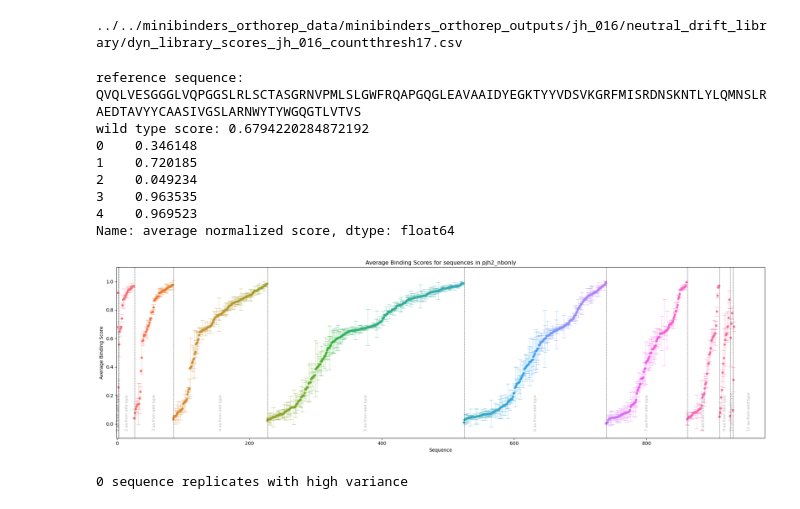
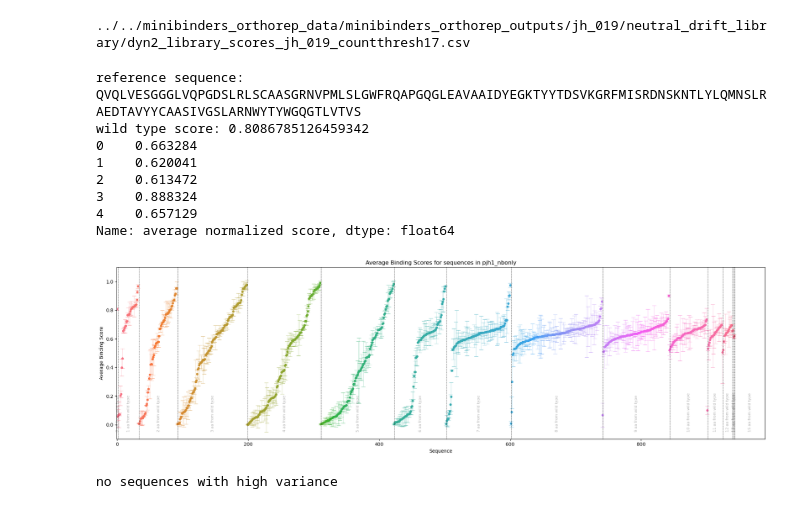
Before and after one commit to jhambale/neutral_drift_srtseq, a Jupyter notebook: 11_clean_neutvar.ipynb, the cells around one changed output. Saved outputs shown, nothing was run; the diff lists cells and outputs as text; code cells hidden in the pictures.

```diff
--- a/11_clean_neutvar.ipynb
+++ b/11_clean_neutvar.ipynb
@@ -25,8 +25,8 @@ import argparse
 # %%
 # set up directories to which to point
 
-experiment_id = 'jh_016' # user sets this
-min_contexts = 10 # sets desired minimum contexts to be included in graphing
+experiment_id = 'jh_019' # user sets this
+min_contexts = 7 # sets desired minimum contexts to be included in graphing
 
 if experiment_id == 'jh_005':
     fasta_name = 'pjh3_nbonly'
@@ -93,12 +93,17 @@ elif experiment_id == 'jh_018':
     mutation_df_paths = f'../../minibinders_orthorep_data/minibinders_orthorep_outputs/{experiment_id}/neutral_drift_library/'
     score_tag_name = 'replicate_1'
     score_tag_name2 = 'replicate_2'
+elif experiment_id == 'jh_019':
+    fasta_name = 'pjh1_nbonly'
+    mutation_df_paths = f'../../minibinders_orthorep_data/minibinders_orthorep_outputs/{experiment_id}/neutral_drift_library/'
+    score_tag_name = 'replicate_1'
+    score_tag_name2 = 'replicate_2'
 
 cpm = '17'
 csv_files = glob.glob(os.path.join(mutation_df_paths, f"dyn*scores*{cpm}*.csv"))
 print(csv_files[-1])
 # %% [output]
-../../minibinders_orthorep_data/minibinders_orthorep_outputs/jh_016/neutral_drift_library/dyn_library_scores_jh_016_countthresh17.csv
+../../minibinders_orthorep_data/minibinders_orthorep_outputs/jh_019/neutral_drift_library/dyn2_library_scores_jh_019_countthresh17.csv
 # %%
 for library_path in [csv_files[-1]]:
     # import and loading
@@ -152,7 +157,7 @@ for library_path in [csv_files[-1]]:
         print(f"error: {e}")
 
     # simple graph for plotting averages and err for replicate scores
-    if experiment_id == 'jh_007' or 'jh_009' or experiment_id == 'jh_011' or experiment_id == 'jh_012' or experiment_id == 'jh_013' or experiment_id == 'jh_016' or experiment_id == 'jh_017' or experiment_id == 'jh_018':
+    if experiment_id == 'jh_007' or 'jh_009' or experiment_id == 'jh_011' or experiment_id == 'jh_012' or experiment_id == 'jh_013' or experiment_id == 'jh_016' or experiment_id == 'jh_017' or experiment_id == 'jh_018' or experiment_id == 'jh_019':
         library_df['average normalized score'] = library_df[[f'{score_tag_name}', f'{score_tag_name2}']].mean(axis=1)
         print(library_df['average normalized score'][:5])
         library_df['normalized score error'] = library_df[[f'{score_tag_name}', f'{score_tag_name2}']].std(axis=1)
@@ -184,7 +189,7 @@ for library_path in [csv_files[-1]]:
                                                     'normalized score error'])
 
 
-    if experiment_id == 'jh_007' or experiment_id == 'jh_008' or experiment_id == 'jh_009' or experiment_id == 'jh_011' or experiment_id == 'jh_012' or experiment_id == 'jh_013' or experiment_id == 'jh_014' or experiment_id == 'jh_016' or  experiment_id == 'jh_017' or experiment_id == 'jh_018':
+    if experiment_id == 'jh_007' or experiment_id == 'jh_008' or experiment_id == 'jh_009' or experiment_id == 'jh_011' or experiment_id == 'jh_012' or experiment_id == 'jh_013' or experiment_id == 'jh_014' or experiment_id == 'jh_016' or  experiment_id == 'jh_017' or experiment_id == 'jh_018'or experiment_id == 'jh_019':
         org_outpath = f'../../minibinders_orthorep_data/minibinders_orthorep_outputs/{experiment_id}/neutral_drift_library/plots/seqs_avgscores.png'
         colors_org = sns.color_palette("husl", len(library_org_df))
         wtdistances_org = []
@@ -199,43 +204,46 @@ for library_path in [csv_files[-1]]:
             if score_err > (math.ceil(1/3*100)/100):
                 high_var.append(seq)
 
         plt.xlabel('Sequence')
         plt.ylabel('Average Binding Score')
         plt.title(f'Average Binding Scores for sequences in {fasta_name}')
         # plt.legend(loc = 'upper right', bbox_to_anchor=(1.4, 1), borderaxespad=0, frameon=False)
         plt.ylim(-0.1,1.1)
         plt.xlim(-0.5,None)
 
         xmino, xmaxo = plt.xlim()
         linedist_org = []
         linedist_org.append(0)
         for disto in range(len(wtdistances_org[:-1])):
             if wtdistances_org[disto] != wtdistances_org[disto+1]:
                 nextdisto = wtdistances_org[disto+1] - wtdistances_org[disto] # will determine the number of lines plotted
                 for lineo in range(nextdisto):
                     linexo = (disto+1.5)+(lineo/nextdisto * 0.4) # max line occupancy is within 0.1 of the next context
                     plt.axvline(linexo, color = 'k', linestyle='--', linewidth=0.5)
                     linedist_org.append(linexo)
                 # print(linedist_org)
                 plt.text((linedist_org[-1]+linedist_org[-(int(nextdisto)+1)])/2, -0.05, f"{wtdistances_org[disto]} aa from wild type", ha='center', va='bottom', rotation = 90, alpha = 0.3, size = 8)
         plt.text((xmaxo+linedist_org[-1])/2, -0.05, f"{wtdistances_org[-1]} aa from wild type", ha='center', va='bottom', rotation = 90, alpha = 0.3, size = 8)
         plt.tight_layout()
         plt.savefig(org_outpath, bbox_inches='tight', dpi=400)
         plt.show()
         plt.close()
 
-    print(f'{len(high_var)} sequence replicates with high variance')
+    if len(high_var) == 0:
+        print('no sequences with high variance')
+    else:
+        print(f'{len(high_var)} sequence replicates with high variance')
 # %% [output]
-reference sequence: QVQLVESGGGLVQPGGSLRLSCTASGRNVPMLSLGWFRQAPGQGLEAVAAIDYEGKTYYVDSVKGRFMISRDNSKNTLYLQMNSLRAEDTAVYYCAASIVGSLARNWYTYWGQGTLVTVS
-wild type score: 0.6794220284872192
-0    0.346148
-1    0.720185
-2    0.049234
-3    0.963535
-4    0.969523
+reference sequence: QVQLVESGGGLVQPGDSLRLSCAASGRNVPMLSLGWFRQAPGQGLEAVAAIDYEGKTYYTDSVKGRFMISRDNSKNTLYLQMNSLRAEDTAVYYCAASIVGSLARNWYTYWGQGTLVTVS
+wild type score: 0.8086785126459342
+0    0.663284
+1    0.620041
+2    0.613472
+3    0.888324
+4    0.657129
 Name: average normalized score, dtype: float64
-[figure, old version]
+[figure, new version]
-0 sequence replicates with high variance
+no sequences with high variance
 # %%
     #create families of single mutants from aa sequences within the library
 
```
Also changed, not shown: parts of 1 cell of this notebook, 2 other files.
